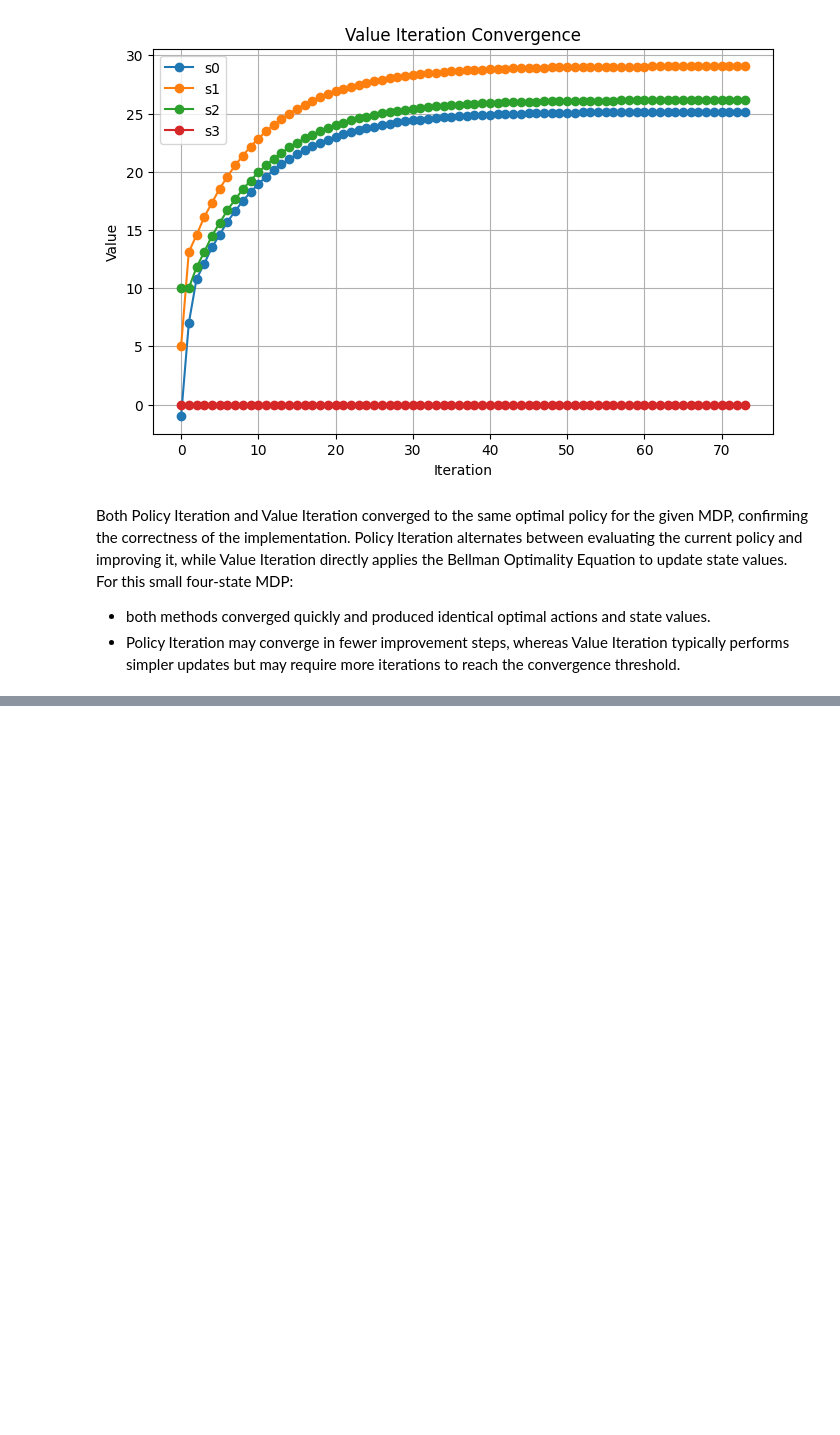
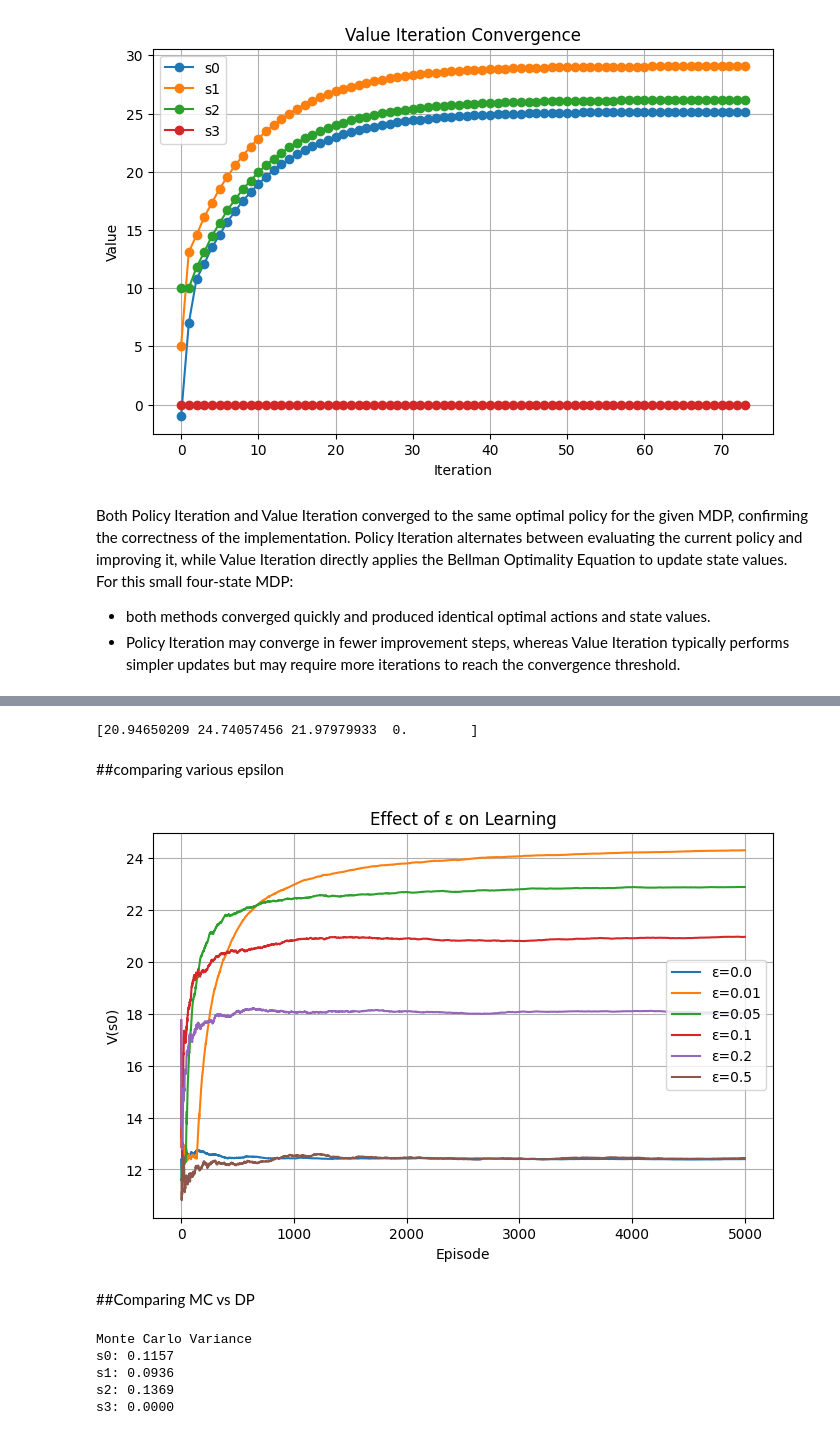
Before and after one commit to Adimaster1/RL-jx, a Jupyter notebook: MDP-assignment.ipynb, the cells around one changed output, grey strips where cells are left out. Drawn from its saved outputs; the diff is of its cells as text; code cells hidden in the pictures; blank space fills up the shorter version.

```diff
--- a/MDP-assignment.ipynb
+++ b/MDP-assignment.ipynb
@@ -910,0 +1195,8 @@ For this small four-state MDP:
+# %%
+Q_mc, policy_mc, policy_history_mc, value_history_mc = \
+    monte_carlo_control(
+        mdp,
+        episodes=1000,
+        gamma=0.9,
+        epsilon=0.1
+    )
@@ -910,0 +1295,63 @@ For this small four-state MDP:
+# %%
+V_mc_control = np.max(Q_mc, axis=1)
+print(V_mc_control)
+# %% [output]
+[20.94650209 24.74057456 21.97979933  0.        ]
+# %% [markdown]
+##comparing various epsilon
+# %%
+epsilons = [0.0, 0.01, 0.05, 0.1, 0.2, 0.5]
+
+results = {}
+
+for epsilon in epsilons:
+
+    Q, policy, policy_history_mc, value_history_mc = monte_carlo_control(
+        mdp,
+        episodes=5000,
+        gamma=0.9,
+        epsilon=epsilon
+    )
+
+    results[epsilon] = {
+        "Q": Q,
+        "policy": policy,
+        "policy_history": policy_history,
+        "value_history": value_history
+    }
+# %%
+plt.figure(figsize=(8,5))
+
+for epsilon in epsilons:
+
+    history = results[epsilon]["value_history"]
+
+    plt.plot(
+        [v[0] for v in history],
+        label=f"ε={epsilon}"
+    )
+
+plt.xlabel("Episode")
+plt.ylabel("V(s0)")
+plt.title("Effect of ε on Learning")
+plt.legend()
+plt.grid(True)
+# %% [output]
+[figure, added]
+# %% [markdown]
+##Comparing MC vs DP
+# %%
+mc_variance = np.var(value_history_mc, axis=0)
+
+print("Monte Carlo Variance")
+
+for s in range(mdp.n_states):
+    print(
+        f"{mdp.states[s].name}: {mc_variance[s]:.4f}"
+    )
+# %% [output]
+Monte Carlo Variance
+s0: 0.1157
+s1: 0.0936
+s2: 0.1369
+s3: 0.0000
```
Also changed, not shown: parts of 25 cells of this notebook.
